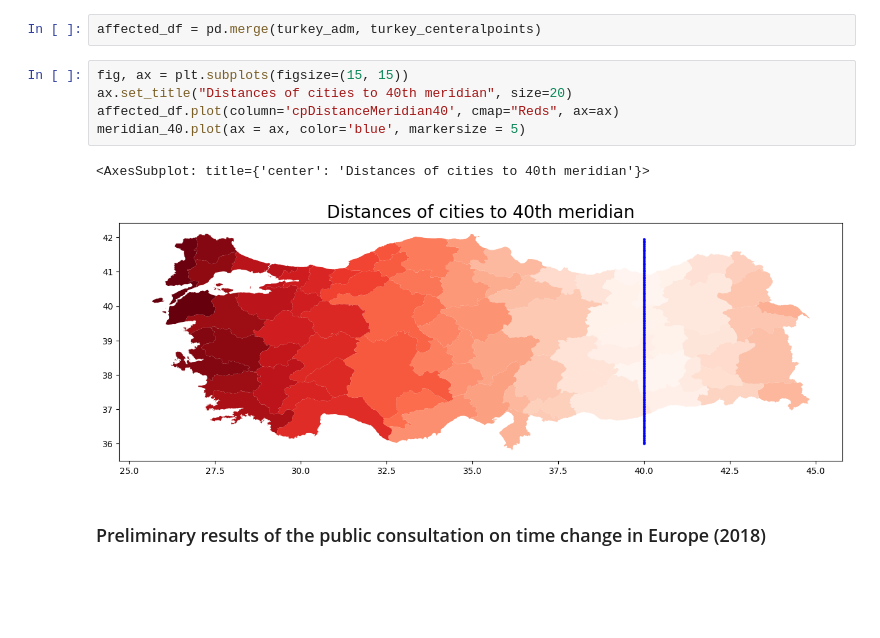
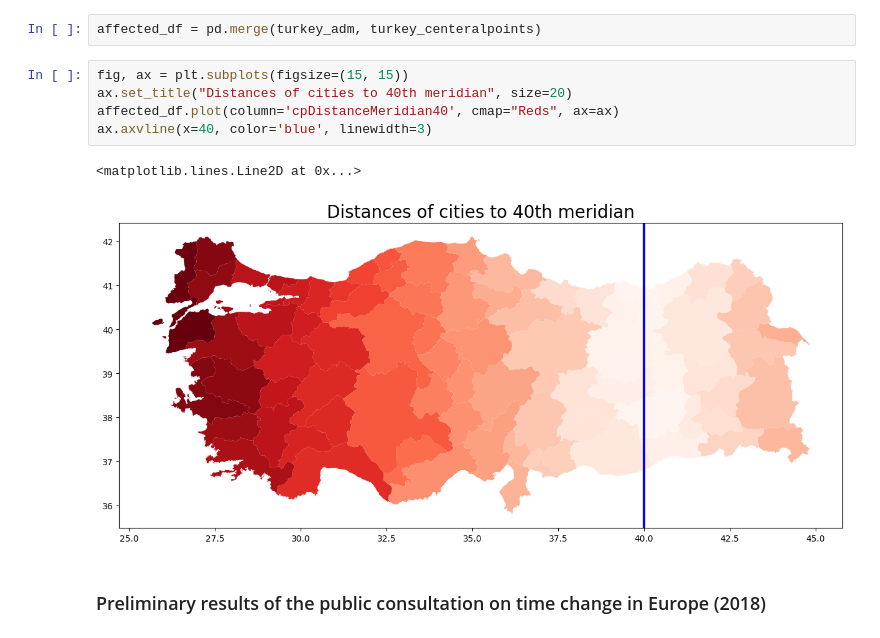
Before and after one commit to FlyinHedgehog/MAT388E-final-project, a Jupyter notebook: Final_Project.ipynb, the cells around one changed output. Saved outputs shown, nothing was run; the diff lists cells and outputs as text; blank space fills up the shorter version.

```diff
--- a/Final_Project.ipynb
+++ b/Final_Project.ipynb
@@ -108,11 +188,11 @@ affected_df = pd.merge(turkey_adm, turkey_centeralpoints)
 # %%
 fig, ax = plt.subplots(figsize=(15, 15))
 ax.set_title("Distances of cities to 40th meridian", size=20)
 affected_df.plot(column='cpDistanceMeridian40', cmap="Reds", ax=ax)
-meridian_40.plot(ax = ax, color='blue', markersize = 5)
+ax.axvline(x=40, color='blue', linewidth=3)
 # %% [output]
-<AxesSubplot: title={'center': 'Distances of cities to 40th meridian'}>
+<matplotlib.lines.Line2D at 0x...>
-[figure, old version]
+[figure, new version]
 # %% [markdown]
 ### Preliminary results of the public consultation on time change in Europe (2018)
 # %%
```
Also changed, not shown: parts of 15 cells of this notebook.
